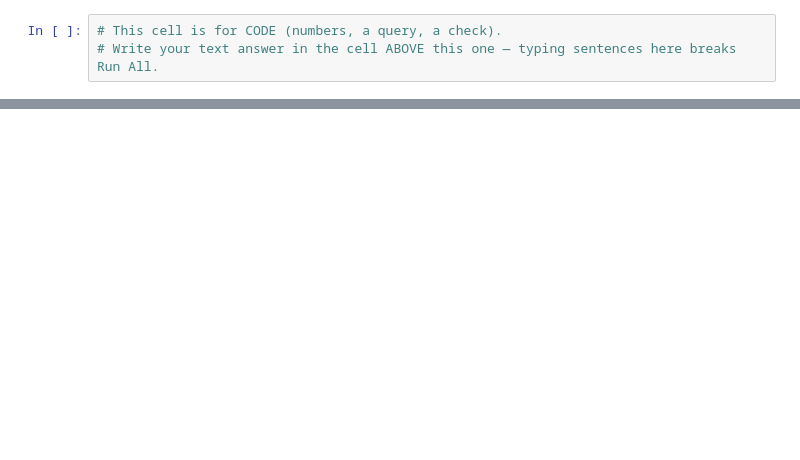
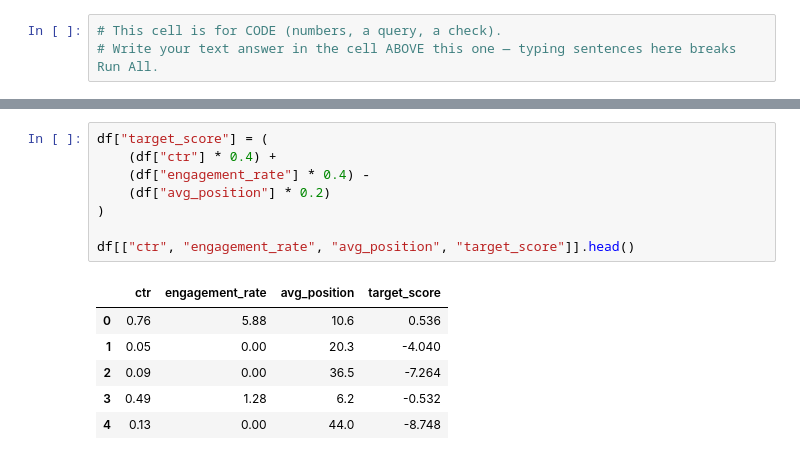
Before and after one commit to amnak004/flyrank-internship, a Jupyter notebook: work/notebooks/w02_ml_task_framing.ipynb, the cells around one changed output, grey strips where cells are left out. Saved outputs shown, nothing was run; the diff lists cells and outputs as text; blank space fills up the shorter version.

```diff
--- a/work/notebooks/w02_ml_task_framing.ipynb
+++ b/work/notebooks/w02_ml_task_framing.ipynb
@@ -26,0 +37,15 @@ This skeleton is yours to fill. Work the sections **in order** — each one has
+# %%
+df["target_score"] = (
+    (df["ctr"] * 0.4) +
+    (df["engagement_rate"] * 0.4) -
+    (df["avg_position"] * 0.2)
+)
+
+df[["ctr", "engagement_rate", "avg_position", "target_score"]].head()
+# %% [output]
+|  | ctr | engagement_rate | avg_position | target_score |
+| 0 | 0.76 | 5.88 | 10.6 | 0.536 |
+| 1 | 0.05 | 0.00 | 20.3 | -4.040 |
+| 2 | 0.09 | 0.00 | 36.5 | -7.264 |
+| 3 | 0.49 | 1.28 | 6.2 | -0.532 |
+| 4 | 0.13 | 0.00 | 44.0 | -8.748 |
```
Also changed, not shown: parts of 16 cells of this notebook.
